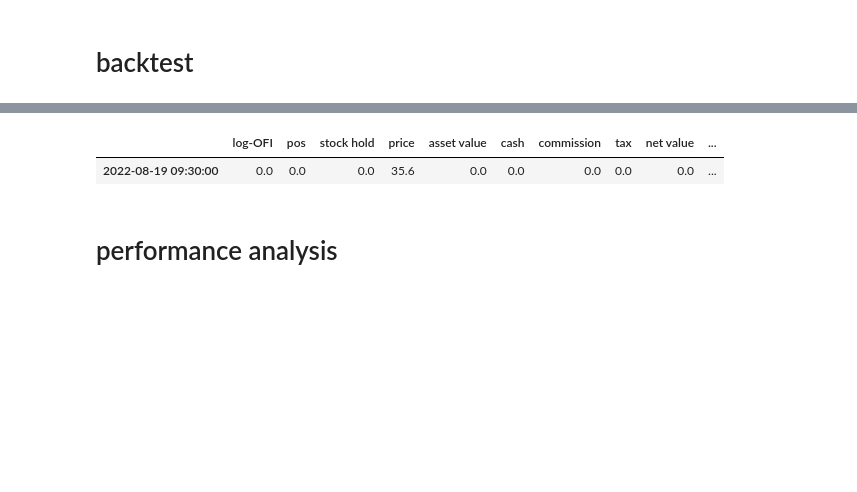
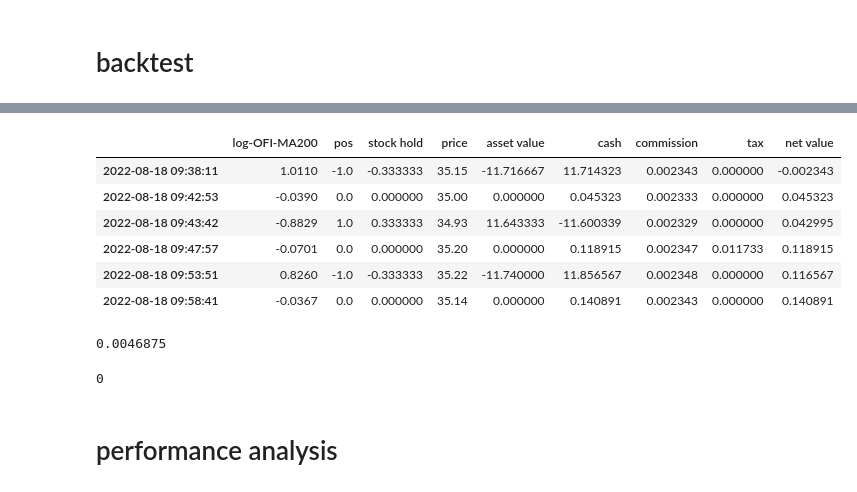
Before and after one commit to PXY11/trading-optimize, a Jupyter notebook: backtest.ipynb, the cells around one changed output, grey strips where cells are left out. Drawn from its saved outputs; the diff is of its cells as text; code cells hidden in the pictures; blank space fills up the shorter version.

```diff
--- a/backtest.ipynb
+++ b/backtest.ipynb
@@ -261,0 +462,4 @@ df_trade['long/short threshold'] = [str(long_threshold)+'@'+str(short_threshold)
+# %%
+df_signal_bt = df_position.iloc[0:1,:].append(df_position.dropna())
+df_signal_bt.iloc[0,0] = 0
+# df_signal_bt
@@ -262,9 +544,25 @@ df_trade['long/short threshold'] = [str(long_threshold)+'@'+str(short_threshold)
+# %%
+df_trade
+# %% [output]
+|  | log-OFI-MA200 | pos | stock hold | price | asset value | cash | commission | tax | net value |
+| 2022-08-18 09:38:11 | 1.0110 | -1.0 | -0.333333 | 35.15 | -11.716667 | 11.714323 | 0.002343 | 0.000000 | -0.002343 |
+| 2022-08-18 09:42:53 | -0.0390 | 0.0 | 0.000000 | 35.00 | 0.000000 | 0.045323 | 0.002333 | 0.000000 | 0.045323 |
+| 2022-08-18 09:43:42 | -0.8829 | 1.0 | 0.333333 | 34.93 | 11.643333 | -11.600339 | 0.002329 | 0.000000 | 0.042995 |
+| 2022-08-18 09:47:57 | -0.0701 | 0.0 | 0.000000 | 35.20 | 0.000000 | 0.118915 | 0.002347 | 0.011733 | 0.118915 |
+| 2022-08-18 09:53:51 | 0.8260 | -1.0 | -0.333333 | 35.22 | -11.740000 | 11.856567 | 0.002348 | 0.000000 | 0.116567 |
+| 2022-08-18 09:58:41 | -0.0367 | 0.0 | 0.000000 | 35.14 | 0.000000 | 0.140891 | 0.002343 | 0.000000 | 0.140891 |
 # %%
-df_trade.iloc[0:1,:].append(df_trade[df_trade['commission']!=0])
+# df_trade_2 = df_trade.iloc[0:1,:].append(df_trade[df_trade['commission']!=0])
 # len(df_trade.iloc[0:1,:].append(df_trade[df_trade['commission']!=0]))
+# df_trade_2.dropna()
-# %% [output]
-|  | log-OFI | pos | stock hold | price | asset value | cash | commission | tax | net value | ... |
-| 2022-08-19 09:30:00 | 0.0 | 0.0 | 0.0 | 35.6 | 0.0 | 0.0 | 0.0 | 0.0 | 0.0 | ... |
+# %%
+0.15/32
+# %% [output]
+0.0046875
+# %%
+len(df_signal[df_signal['log-OFI-MA200']>1.5])
+# %% [output]
+0
 # %% [markdown]
 # performance analysis
 # %%
```
Also changed, not shown: parts of 34 cells of this notebook.
